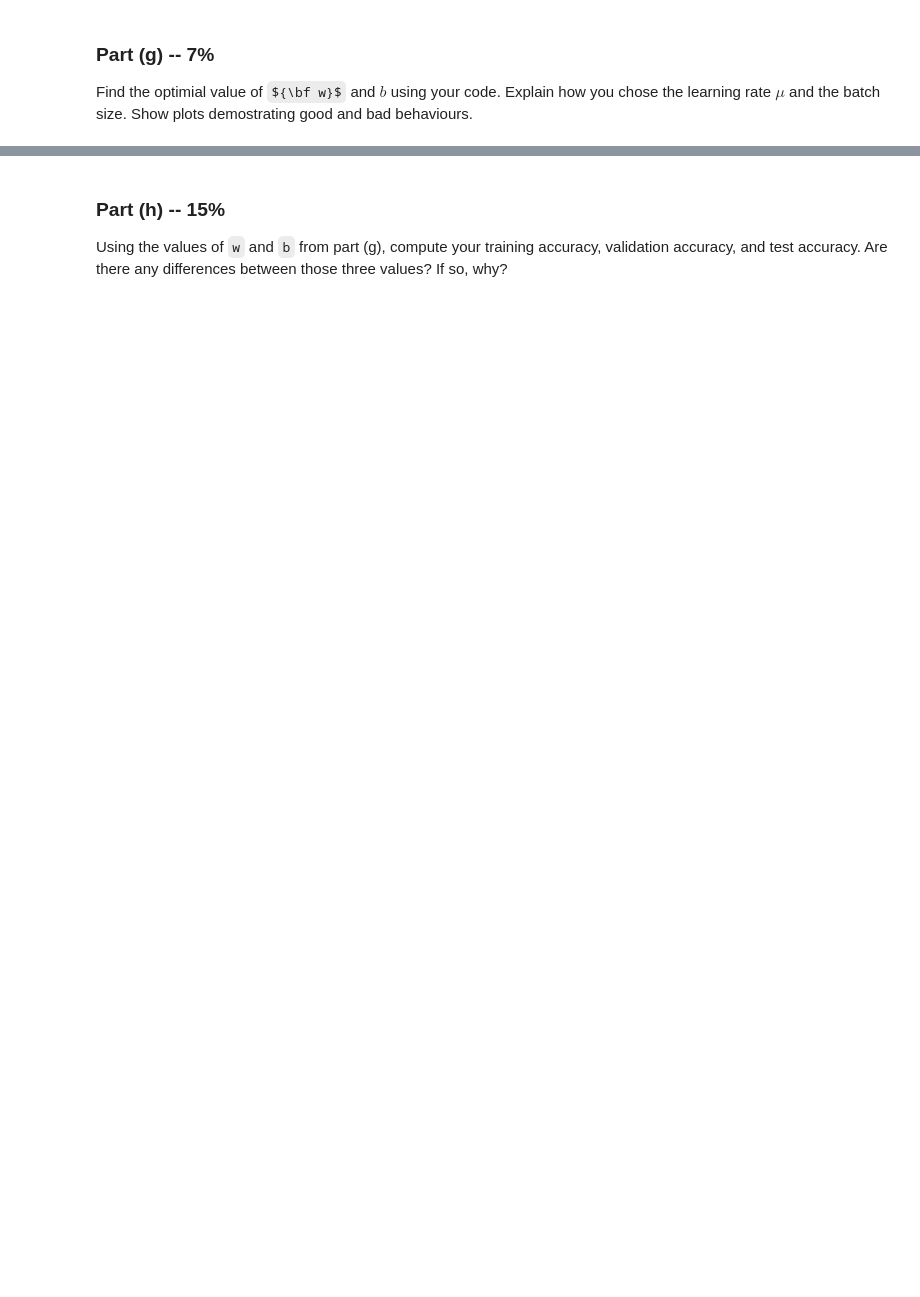
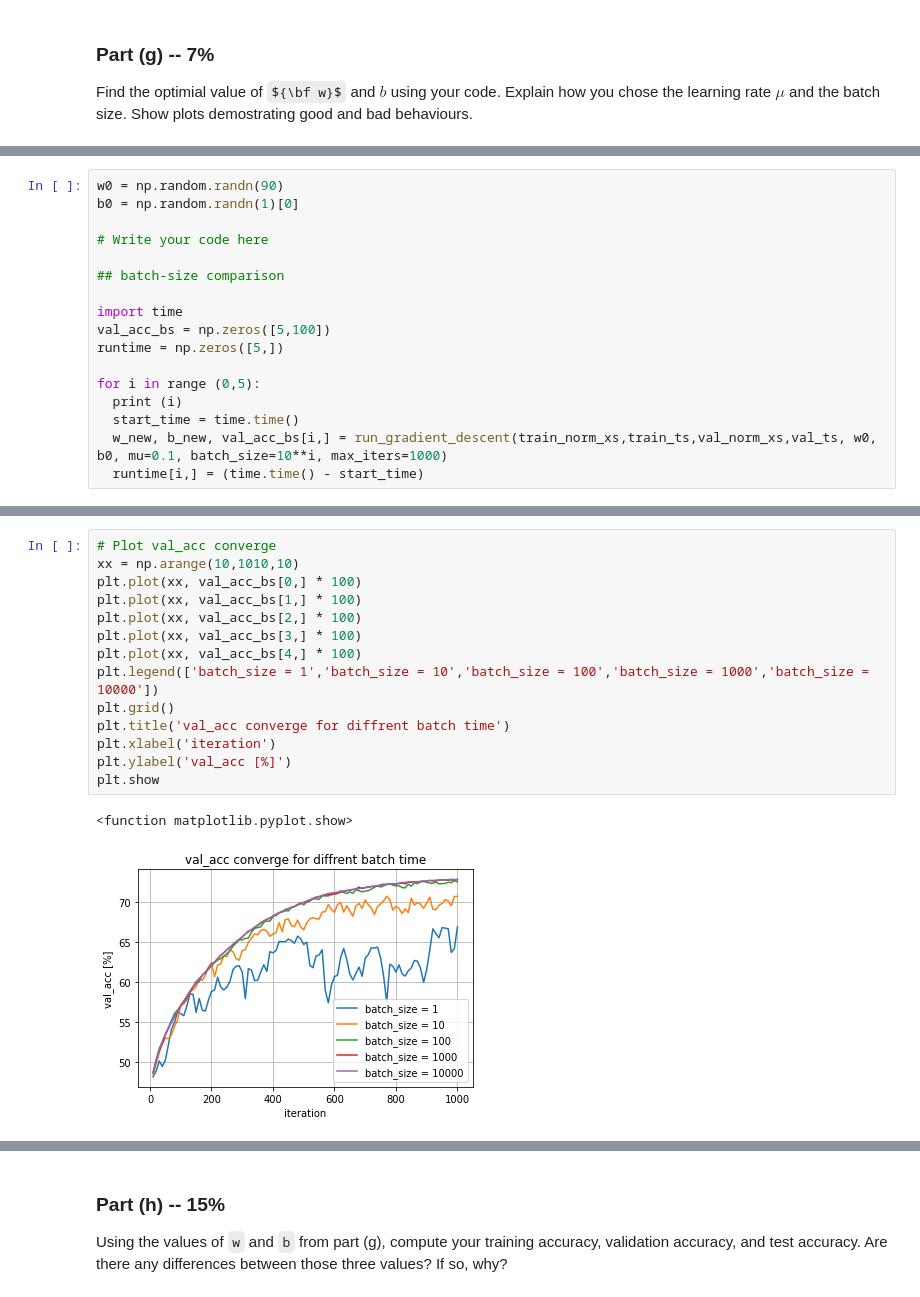
Before and after one commit to vgordon93/Introduction-to-deep-learning-Assignment1, a Jupyter notebook: Assignment1.ipynb, the cells around one changed output, grey strips where cells are left out. Saved outputs shown, nothing was run; the diff lists cells and outputs as text; some formulas as TeX source; blank space fills up the shorter version.

```diff
--- a/Assignment1.ipynb
+++ b/Assignment1.ipynb
@@ -584,0 +664,17 @@ b0 = np.random.randn(1)[0]
+# %%
+w0 = np.random.randn(90)
+b0 = np.random.randn(1)[0]
+
+# Write your code here
+
+## batch-size comparison
+
+import time
+val_acc_bs = np.zeros([5,100])
+runtime = np.zeros([5,])
+
+for i in range (0,5):
+  print (i)
+  start_time = time.time()
+  w_new, b_new, val_acc_bs[i,] = run_gradient_descent(train_norm_xs,train_ts,val_norm_xs,val_ts, w0, b0, mu=0.1, batch_size=10**i, max_iters=1000)
+  runtime[i,] = (time.time() - start_time)
@@ -584,0 +699,17 @@ b0 = np.random.randn(1)[0]
+# %%
+# Plot val_acc converge
+xx = np.arange(10,1010,10)
+plt.plot(xx, val_acc_bs[0,] * 100)
+plt.plot(xx, val_acc_bs[1,] * 100)
+plt.plot(xx, val_acc_bs[2,] * 100)
+plt.plot(xx, val_acc_bs[3,] * 100)
+plt.plot(xx, val_acc_bs[4,] * 100)
+plt.legend(['batch_size = 1','batch_size = 10','batch_size = 100','batch_size = 1000','batch_size = 10000'])
+plt.grid()
+plt.title('val_acc converge for diffrent batch time')
+plt.xlabel('iteration')
+plt.ylabel('val_acc [%]')
+plt.show
+# %% [output]
+<function matplotlib.pyplot.show>
+[figure, added]
```
Also changed, not shown: parts of 22 cells of this notebook.
